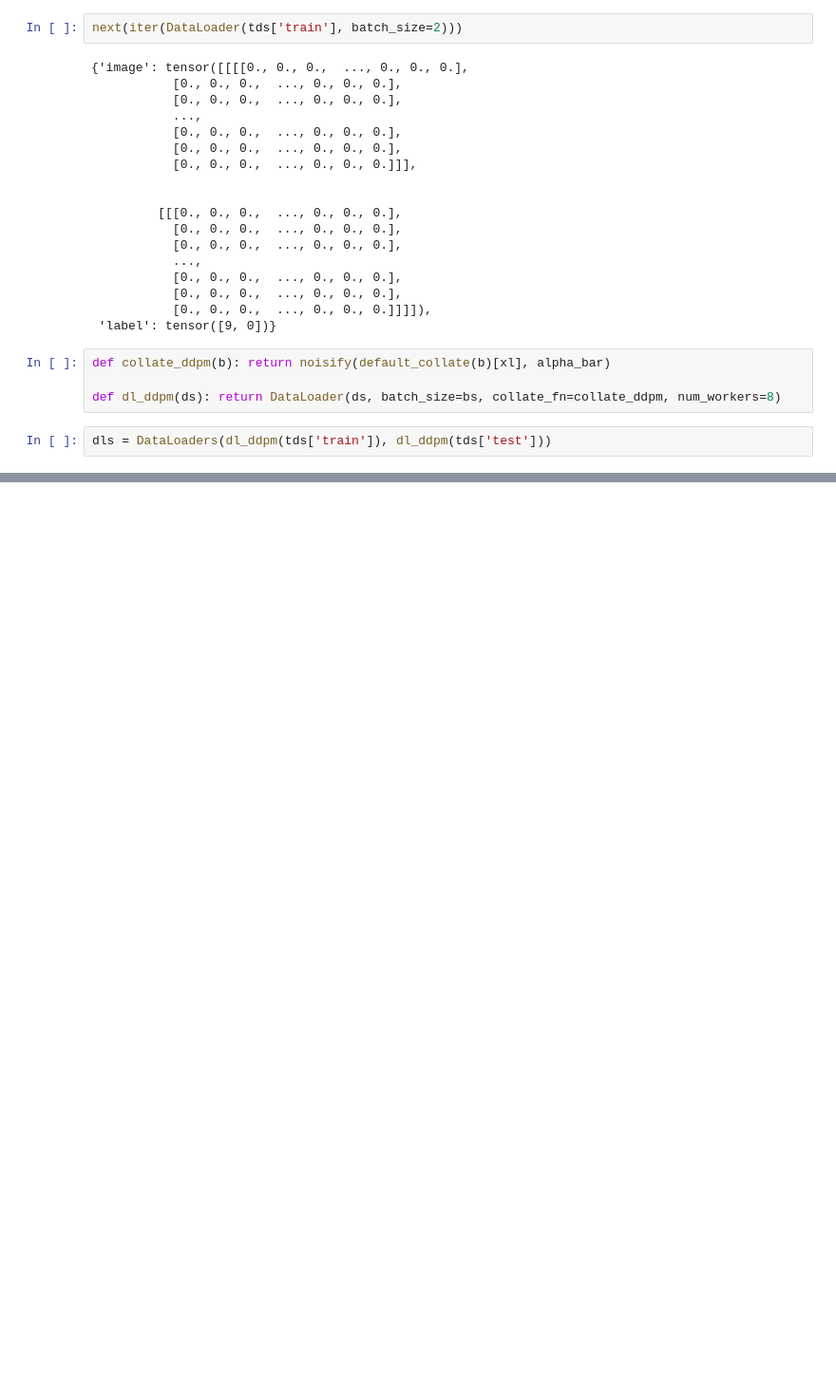
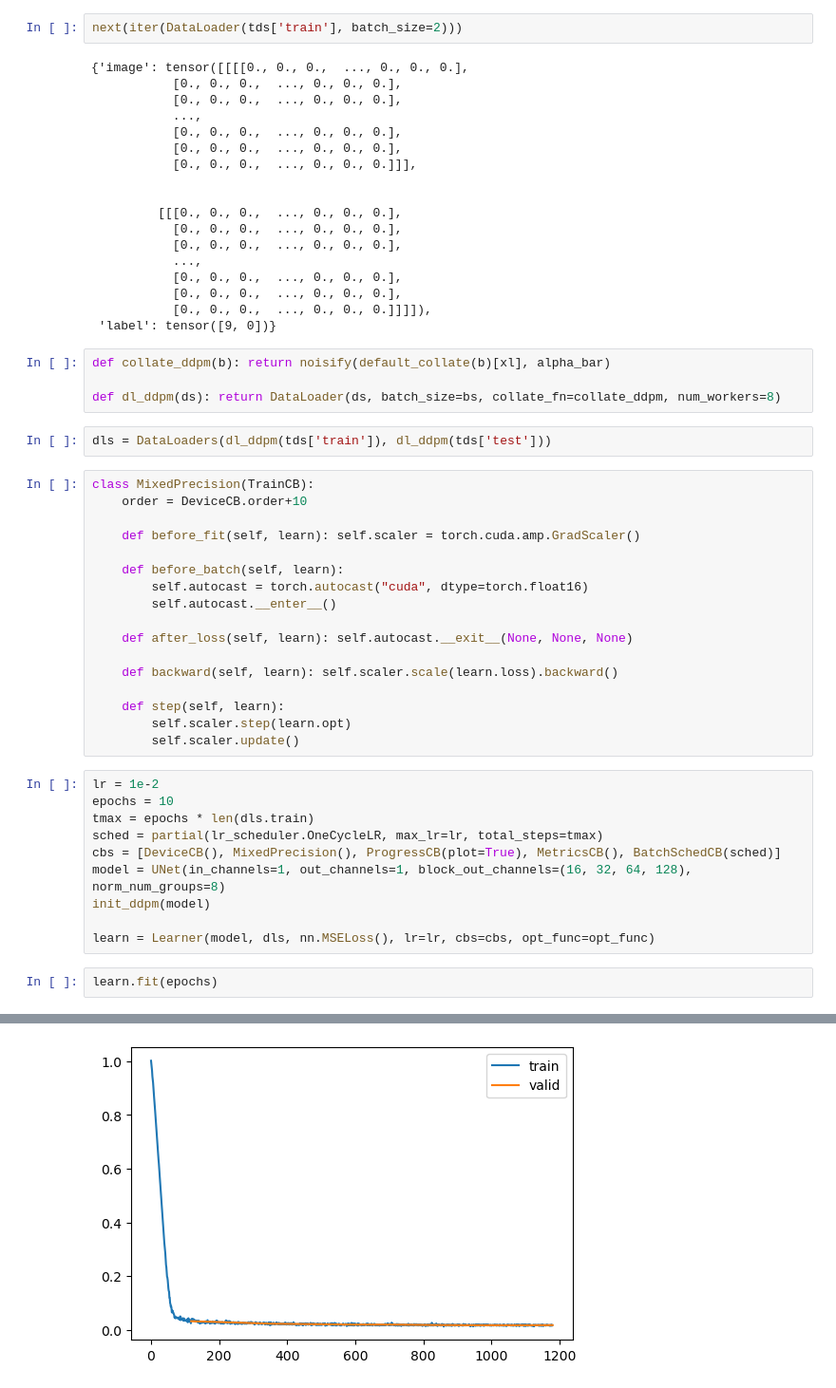
Before and after one commit to bachaudhry/FastAI-22-23, a Jupyter notebook: course_part_2/16_DDPM_v2.ipynb, the cells around one changed output, grey strips where cells are left out. Shown at 95% size. Drawn from its saved outputs; the diff is of its cells as text; blank space fills up the shorter version.

Commit message:
train with mixed precision

```diff
--- a/course_part_2/16_DDPM_v2.ipynb
+++ b/course_part_2/16_DDPM_v2.ipynb
@@ -228,3 +228,33 @@ def collate_ddpm(b): return noisify(default_collate(b)[xl], alpha_bar)
 def dl_ddpm(ds): return DataLoader(ds, batch_size=bs, collate_fn=collate_ddpm, num_workers=8)
 # %%
 dls = DataLoaders(dl_ddpm(tds['train']), dl_ddpm(tds['test']))
+# %%
+class MixedPrecision(TrainCB):
+    order = DeviceCB.order+10
+
+    def before_fit(self, learn): self.scaler = torch.cuda.amp.GradScaler()
+
+    def before_batch(self, learn):
+        self.autocast = torch.autocast("cuda", dtype=torch.float16)
+        self.autocast.__enter__()
+
+    def after_loss(self, learn): self.autocast.__exit__(None, None, None)
+
+    def backward(self, learn): self.scaler.scale(learn.loss).backward()
+
+    def step(self, learn):
+        self.scaler.step(learn.opt)
+        self.scaler.update()
+# %%
+lr = 1e-2
+epochs = 10
+tmax = epochs * len(dls.train)
+sched = partial(lr_scheduler.OneCycleLR, max_lr=lr, total_steps=tmax)
+cbs = [DeviceCB(), MixedPrecision(), ProgressCB(plot=True), MetricsCB(), BatchSchedCB(sched)]
+model = UNet(in_channels=1, out_channels=1, block_out_channels=(16, 32, 64, 128), norm_num_groups=8)
+init_ddpm(model)
+
+learn = Learner(model, dls, nn.MSELoss(), lr=lr, cbs=cbs, opt_func=opt_func)
+# %%
+learn.fit(epochs)
+# %% [output]
@@ -230,0 +278 @@ dls = DataLoaders(dl_ddpm(tds['train']), dl_ddpm(tds['test']))
+[figure, added]
```
Also changed, not shown: parts of 3 cells of this notebook.
